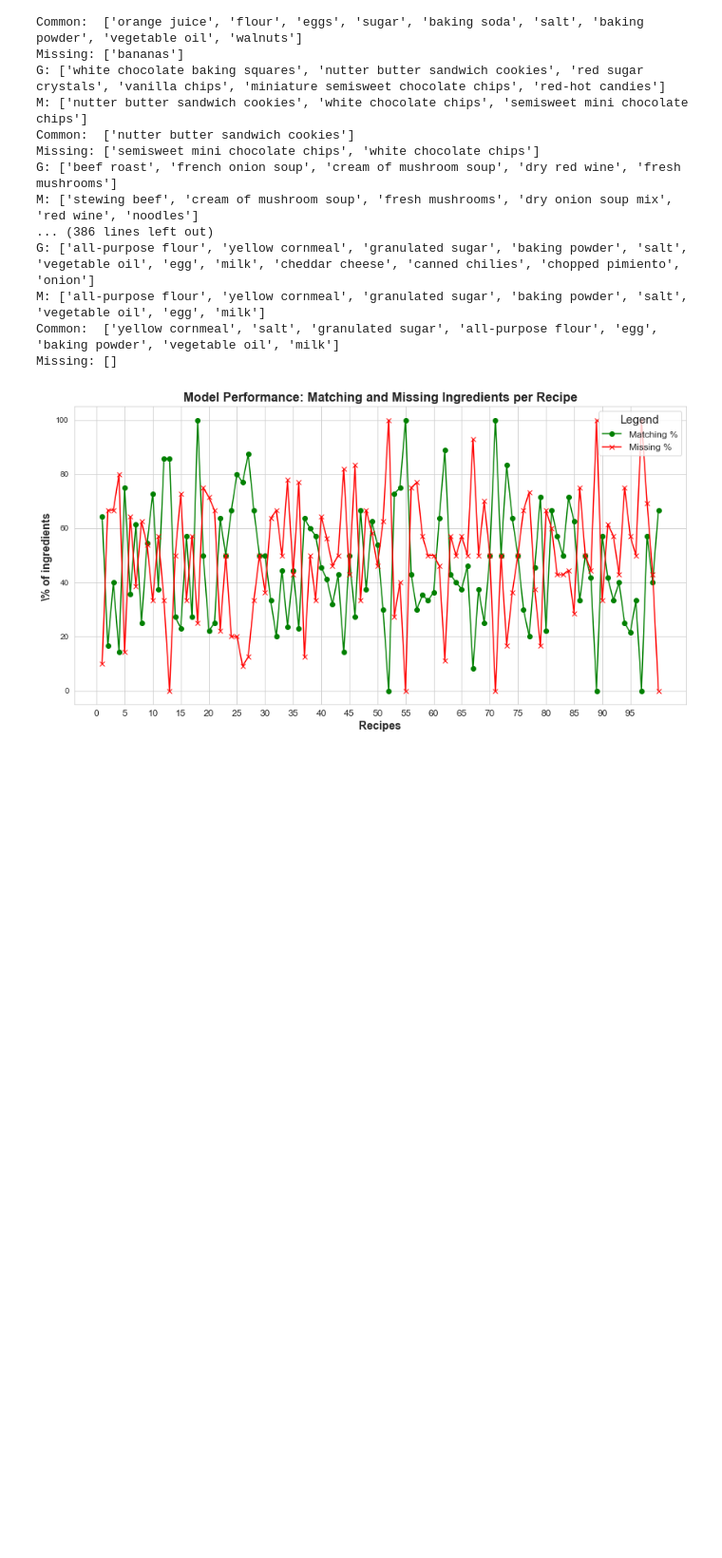
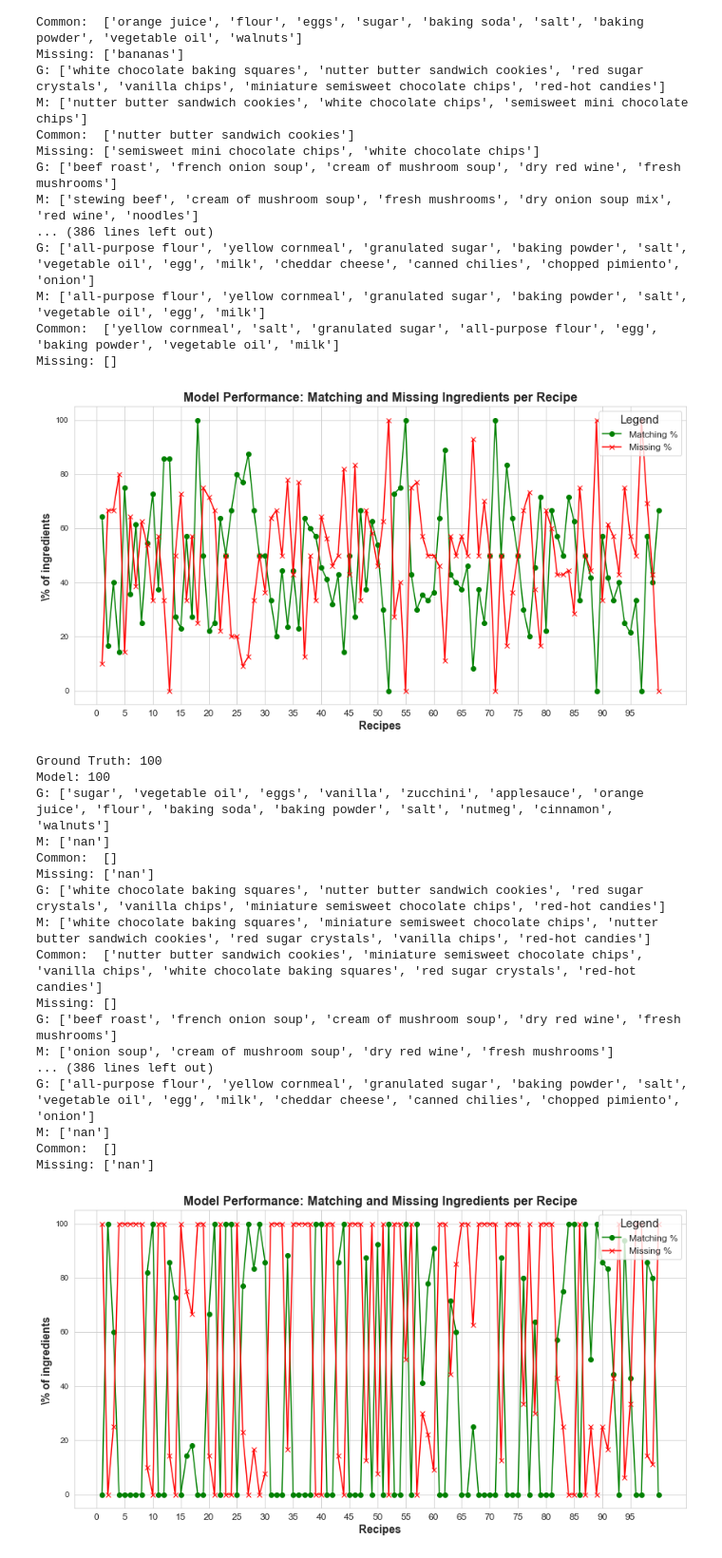
Before and after one commit to Mattolo4/Recipe-Chat-bot, a Jupyter notebook: Matteo.ipynb, the cells around one changed output. Shown at 95% size. Cells and saved outputs as stored; diff of their text form; code cells hidden in the pictures; blank space fills up the shorter version.

Commit message:
plot

```diff
--- a/Matteo.ipynb
+++ b/Matteo.ipynb
@@ -404,3 +404,10 @@ for method in methods:
         ing = list(recipe['ingredients'].iloc[0])
         if   method == 'levenstein_results': levIngred.append(ing)
         elif method == 'cosine_results': cosineIngred.append(ing)
+# %%
+df = pd.read_csv("pt_results.csv")
+df = df['Ingredients']
+pretrainedIngred = []
+for ingred in df:
+    pretrainedIngred.append(list(str(ingred).split(', ')))
+print(pretrainedIngred)
@@ -450,3 +468,24 @@ M: ['all-purpose flour', 'yellow cornmeal', 'granulated sugar', 'baking powder',
 Common:  ['yellow cornmeal', 'salt', 'granulated sugar', 'all-purpose flour', 'egg', 'baking powder', 'vegetable oil', 'milk']
 Missing: []
 [figure]
+# %%
+evaluate(ground_truth, pretrainedIngred)
+# %% [output]
+Ground Truth: 100
+Model: 100
+G: ['sugar', 'vegetable oil', 'eggs', 'vanilla', 'zucchini', 'applesauce', 'orange juice', 'flour', 'baking soda', 'baking powder', 'salt', 'nutmeg', 'cinnamon', 'walnuts']
+M: ['nan']
+Common:  []
+Missing: ['nan']
+G: ['white chocolate baking squares', 'nutter butter sandwich cookies', 'red sugar crystals', 'vanilla chips', 'miniature semisweet chocolate chips', 'red-hot candies']
+M: ['white chocolate baking squares', 'miniature semisweet chocolate chips', 'nutter butter sandwich cookies', 'red sugar crystals', 'vanilla chips', 'red-hot candies']
+Common:  ['nutter butter sandwich cookies', 'miniature semisweet chocolate chips', 'vanilla chips', 'white chocolate baking squares', 'red sugar crystals', 'red-hot candies']
+Missing: []
+G: ['beef roast', 'french onion soup', 'cream of mushroom soup', 'dry red wine', 'fresh mushrooms']
+M: ['onion soup', 'cream of mushroom soup', 'dry red wine', 'fresh mushrooms']
+... (386 lines left out)
+G: ['all-purpose flour', 'yellow cornmeal', 'granulated sugar', 'baking powder', 'salt', 'vegetable oil', 'egg', 'milk', 'cheddar cheese', 'canned chilies', 'chopped pimiento', 'onion']
+M: ['nan']
+Common:  []
+Missing: ['nan']
+[figure, added]
```
Also changed, not shown: parts of 4 cells of this notebook.
